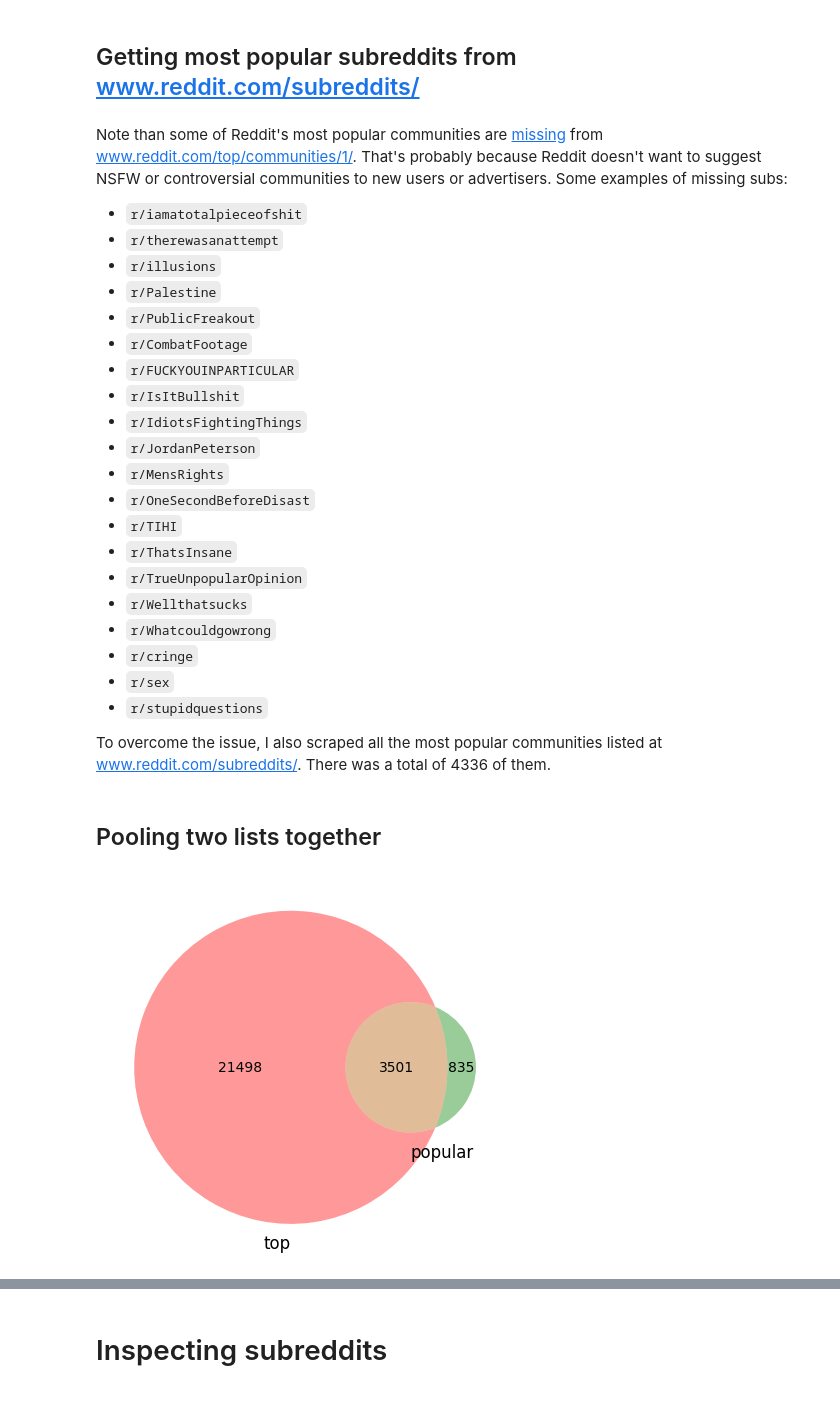
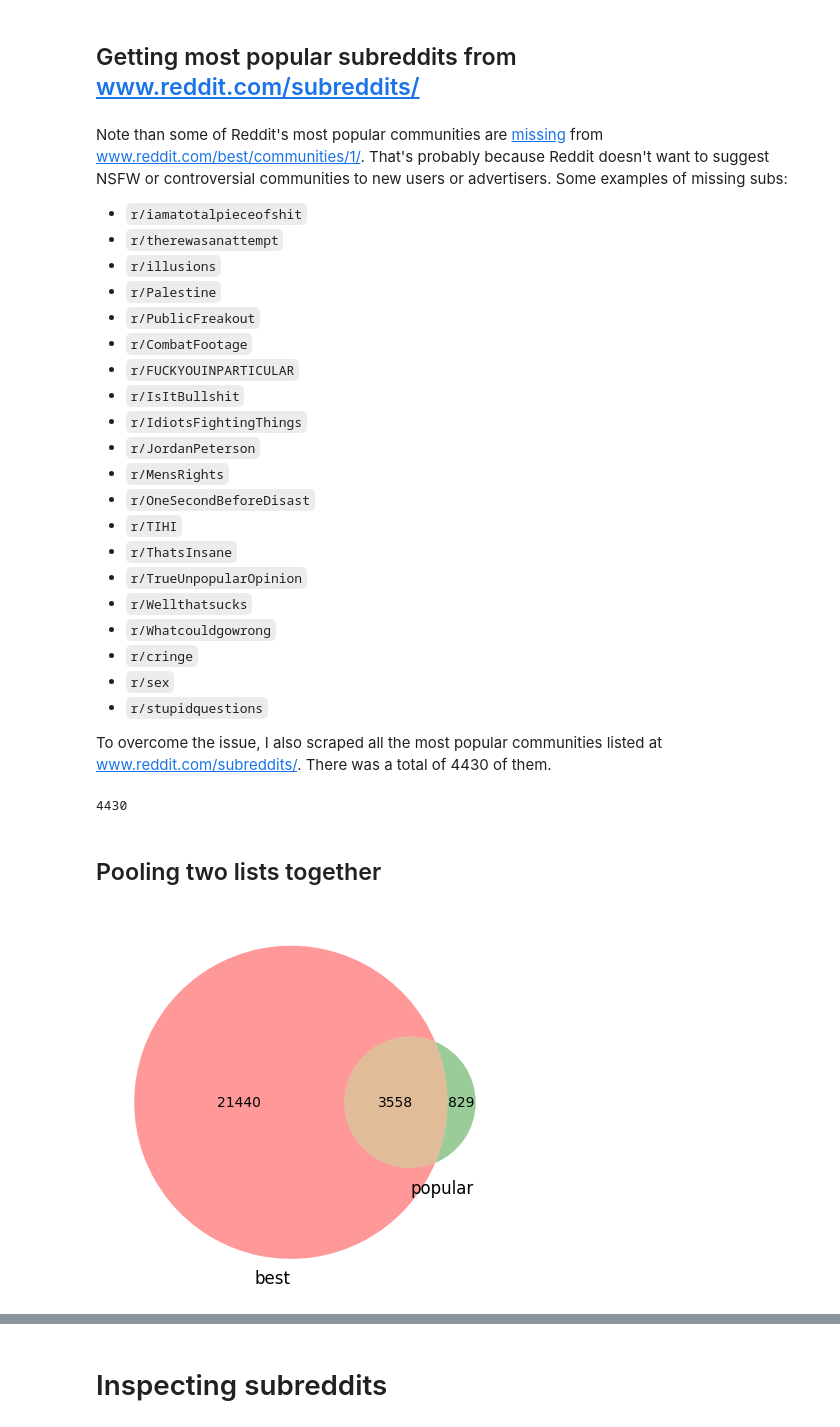
Before and after one commit to almayor/reddit-mods-dataset, a Jupyter notebook: code/reddit-mods-ds.ipynb, the cells around one changed output, grey strips where cells are left out. Drawn from its saved outputs; the diff is of its cells as text; code cells hidden in the pictures.

```diff
--- a/code/reddit-mods-ds.ipynb
+++ b/code/reddit-mods-ds.ipynb
@@ -34,10 +36,15 @@ def notify(title, message):
 # %%
 base_url = "https://www.reddit.com/best/communities/%i/"
 regex = re.compile(r'data-prefixed-name="r/([^\"]*)"') #regex found by inspecting the source code
-top_subs = []
+best_subs = []
 
-for i in tqdm(range(1, 100)):
+for i in tqdm(range(1, 101)):
     res = requests.get(base_url % i)
     subs = regex.findall(res.text)
-    top_subs += subs
+    if len(subs) < 250:
+        print(f"Found fewer subs than expected ({len(subs)} < 250) at {base_url % i}")
+    best_subs += subs
     time.sleep(0.1)
+
+print(f"Compiled best-communities.txt ({len(best_subs)} subs)")
+notify("reddit-mods-ds", f"Compiled best-communities.txt ({len(best_subs)} subs)")
@@ -44,3 +54,3 @@ for i in tqdm(range(1, 100)):
 # %%
-with open('top-subreddits.txt', 'w') as f:
-    f.write('\n'.join(top_subs) + '\n')
+with open('best-subreddits.txt', 'w') as f:
+    f.write('\n'.join(best_subs) + '\n')
@@ -49,7 +63,7 @@ One of the subs, `r/rachelweaversnark` later on turned out to be private. I remo
 # %% [markdown]
 ##  Getting most popular subreddits from www.reddit.com/subreddits/
 # %% [markdown]
-Note than some of Reddit's most popular communities are [missing](https://www.reddit.com/r/ModSupport/comments/xu57y6/our_subreddit_is_not_showing_in_the_best_reddit/) from www.reddit.com/top/communities/1/. That's probably because Reddit doesn't want to suggest NSFW or controversial communities to new users or advertisers. Some examples of missing subs:
+Note than some of Reddit's most popular communities are [missing](https://www.reddit.com/r/ModSupport/comments/xu57y6/our_subreddit_is_not_showing_in_the_best_reddit/) from www.reddit.com/best/communities/1/. That's probably because Reddit doesn't want to suggest NSFW or controversial communities to new users or advertisers. Some examples of missing subs:
 * `r/iamatotalpieceofshit`
 * `r/therewasanattempt`
 * `r/illusions`
@@ -71,7 +85,7 @@ Note than some of Reddit's most popular communities are [missing](https://www.re
 * `r/sex`
 * `r/stupidquestions`
 
-To overcome the issue, I also scraped all the most popular communities listed at www.reddit.com/subreddits/. There was a total of 4336 of them.
+To overcome the issue, I also scraped all the most popular communities listed at www.reddit.com/subreddits/. There was a total of 4430 of them.
 # %%
 #Old Reddit blocks non-browser requests, so I've got to use Selenium
 
@@ -95,14 +122,18 @@ with open("popular-subreddits.txt", "w") as out:
+# %%
+print(n_popular_subs)
+# %% [output]
+4430
 # %% [markdown]
 ## Pooling two lists together
 # %%
 with open("popular-subreddits.txt", "r") as f:
     popular_subs = [s.strip() for s in f.readlines()]
 
-with open("top-subreddits.txt", "r") as f:
-    top_subs = [s.strip() for s in f.readlines()]
+with open("best-subreddits.txt", "r") as f:
+    best_subs = [s.strip() for s in f.readlines()]
 # %%
-venn2([set(top_subs), set(popular_subs)], set_labels=('top', 'popular'));
+venn2([set(best_subs), set(popular_subs)], set_labels=('best', 'popular'));
 # %% [output]
-[figure, old version]
+[figure, new version]
 # %%
 #first writing popular subs, then top subs
```
Also changed, not shown: parts of 21 cells of this notebook, 7 other files.
